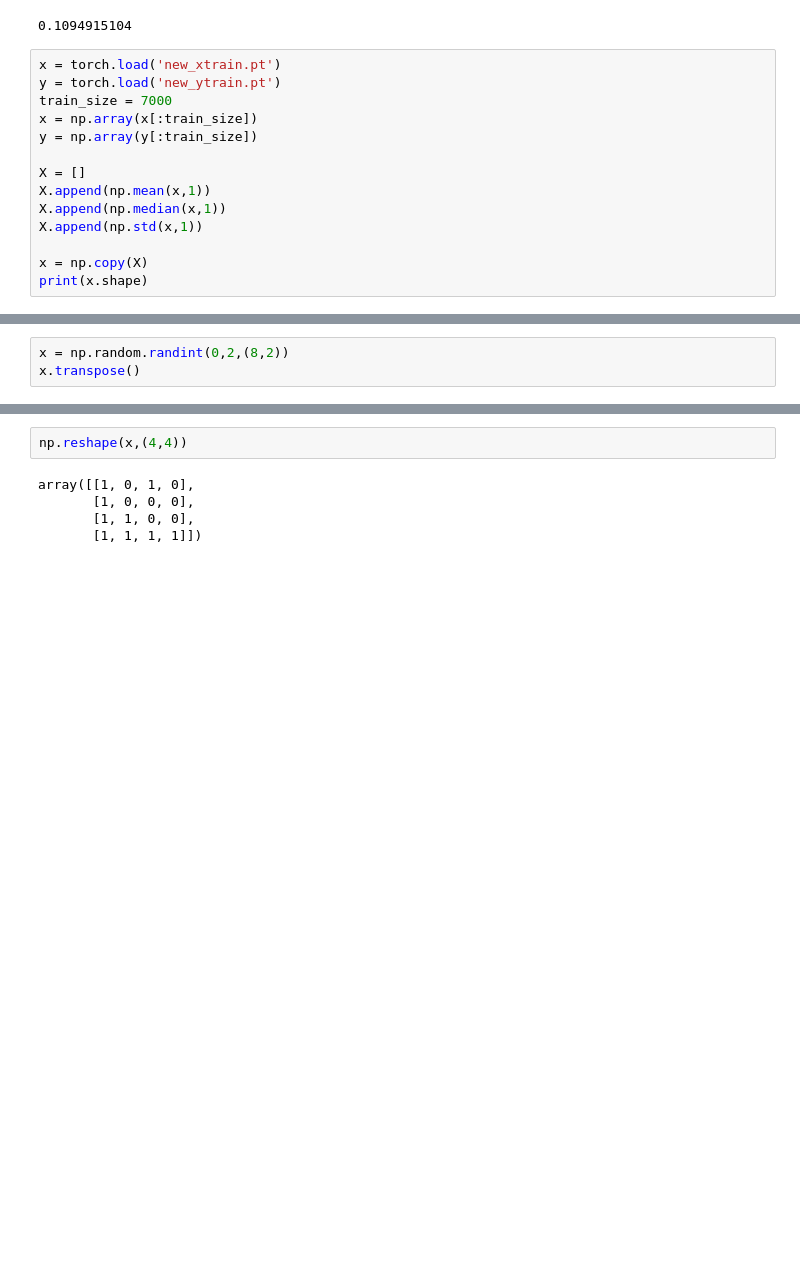
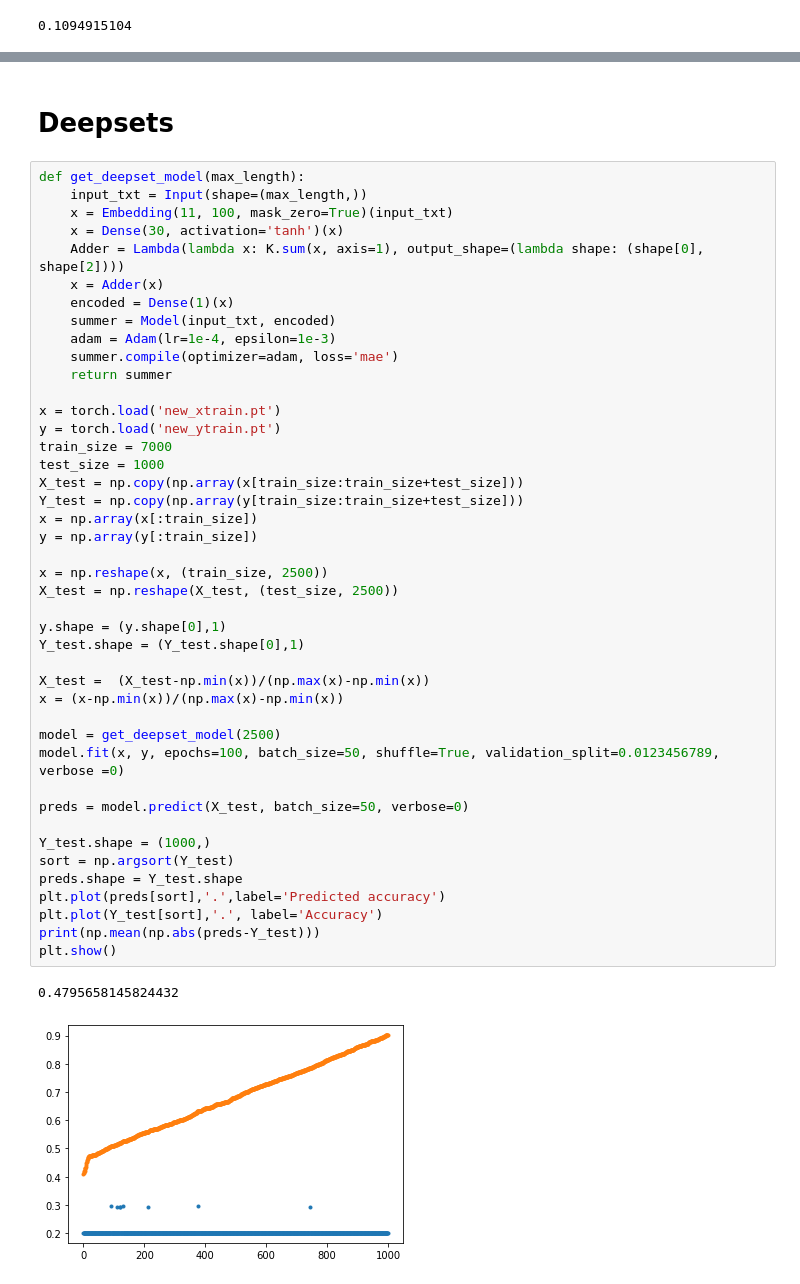
Before and after one commit to angelosaadeh/Set-training, a Jupyter notebook: Data_training_nobias.ipynb, the cells around one changed output, grey strips where cells are left out. Drawn from its saved outputs; the diff is of its cells as text; blank space fills up the shorter version.

```diff
--- a/Data_training_nobias.ipynb
+++ b/Data_training_nobias.ipynb
@@ -515,17 +519,3 @@ Error:  0.0695352819322586 0
 np.mean(np.abs(Y_test-np.mean(y)))
 # %% [output]
 0.1094915104
-# %%
-x = torch.load('new_xtrain.pt')
-y = torch.load('new_ytrain.pt')
-train_size = 7000
-x = np.array(x[:train_size])
-y = np.array(y[:train_size])
-
-X = []
-X.append(np.mean(x,1))
-X.append(np.median(x,1))
-X.append(np.std(x,1))
-
-x = np.copy(X)
-print(x.shape)
@@ -534,3 +521,0 @@ print(x.shape)
-# %%
-x = np.random.randint(0,2,(8,2))
-x.transpose()
@@ -551,7 +522,48 @@ array([[1, 0],
-# %%
-np.reshape(x,(4,4))
-# %% [output]
-array([[1, 0, 1, 0],
-       [1, 0, 0, 0],
-       [1, 1, 0, 0],
-       [1, 1, 1, 1]])
+# %% [markdown]
+# Deepsets
+# %%
+def get_deepset_model(max_length):
+    input_txt = Input(shape=(max_length,))
+    x = Embedding(11, 100, mask_zero=True)(input_txt)
+    x = Dense(30, activation='tanh')(x)
+    Adder = Lambda(lambda x: K.sum(x, axis=1), output_shape=(lambda shape: (shape[0], shape[2])))
+    x = Adder(x)
+    encoded = Dense(1)(x)
+    summer = Model(input_txt, encoded)
+    adam = Adam(lr=1e-4, epsilon=1e-3)
+    summer.compile(optimizer=adam, loss='mae')
+    return summer
+
+x = torch.load('new_xtrain.pt')
+y = torch.load('new_ytrain.pt')
+train_size = 7000
+test_size = 1000
+X_test = np.copy(np.array(x[train_size:train_size+test_size]))
+Y_test = np.copy(np.array(y[train_size:train_size+test_size]))
+x = np.array(x[:train_size])
+y = np.array(y[:train_size])
+
+x = np.reshape(x, (train_size, 2500))
+X_test = np.reshape(X_test, (test_size, 2500))
+
+y.shape = (y.shape[0],1)
+Y_test.shape = (Y_test.shape[0],1)
+
+X_test =  (X_test-np.min(x))/(np.max(x)-np.min(x))
+x = (x-np.min(x))/(np.max(x)-np.min(x))
+
+model = get_deepset_model(2500)
+model.fit(x, y, epochs=100, batch_size=50, shuffle=True, validation_split=0.0123456789, verbose =0)
+
+preds = model.predict(X_test, batch_size=50, verbose=0)
+
+Y_test.shape = (1000,)
+sort = np.argsort(Y_test)
+preds.shape = Y_test.shape
+plt.plot(preds[sort],'.',label='Predicted accuracy')
+plt.plot(Y_test[sort],'.', label='Accuracy')
+print(np.mean(np.abs(preds-Y_test)))
+plt.show()
+# %% [output]
+0.4795658145824432
+[figure, added]
```
Also changed, not shown: parts of 4 cells of this notebook, 1 other file.
